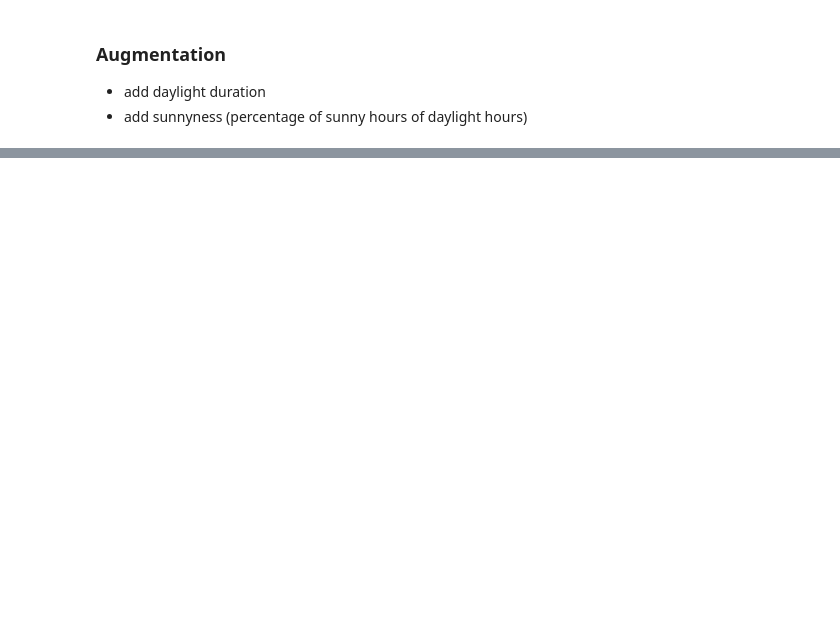
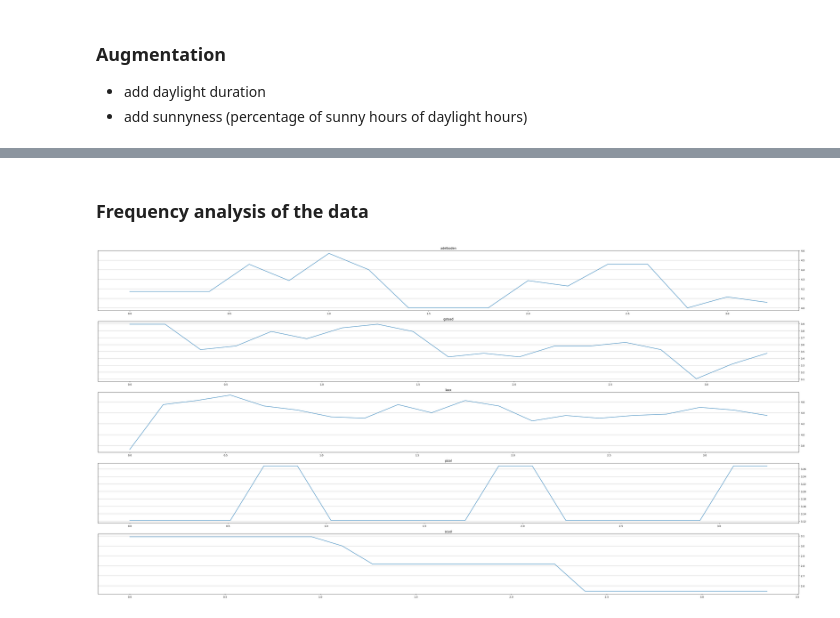
Before and after one commit to eigenmannmartin/adsskipredictor, a Jupyter notebook: data/data_prep.ipynb, the cells around one changed output, grey strips where cells are left out. Cells and saved outputs as stored; diff of their text form; code cells hidden in the pictures; blank space fills up the shorter version.

Commit message:
feat: add initial frequency analysis

```diff
--- a/data/data_prep.ipynb
+++ b/data/data_prep.ipynb
@@ -155,0 +171,28 @@ fig.show()
+# %% [markdown]
+### Frequency analysis of the data
+# %%
+fig = plt.figure(figsize=(40, 20))
+for index, resort in enumerate(aug_data):
+    axis = fig.add_subplot(
+        5,1,index+1,
+        yticks=[],
+        title=resort
+    )
+    data = price_data[(price_data["resort"] == resort)][["price"]]
+    data.index = pd.to_datetime(price_data[(price_data["resort"] == resort)]["date"])
+    x = data.groupby("date").max()
+    y = fft(x)
+    N = len(x)
+    T = 1.0 / 7.0
+    yf = fft(y)
+    xf = fftfreq(N, T)[:N//2]
+
+    ax = axis.twinx()
+    ax.plot(xf, 2.0/N * np.abs(yf[0:N//2]))
+    ax.grid()
+
+
+fig.tight_layout()
+fig.show()
+# %% [output]
+[figure, added]
```
Also changed, not shown: parts of 6 cells of this notebook.
